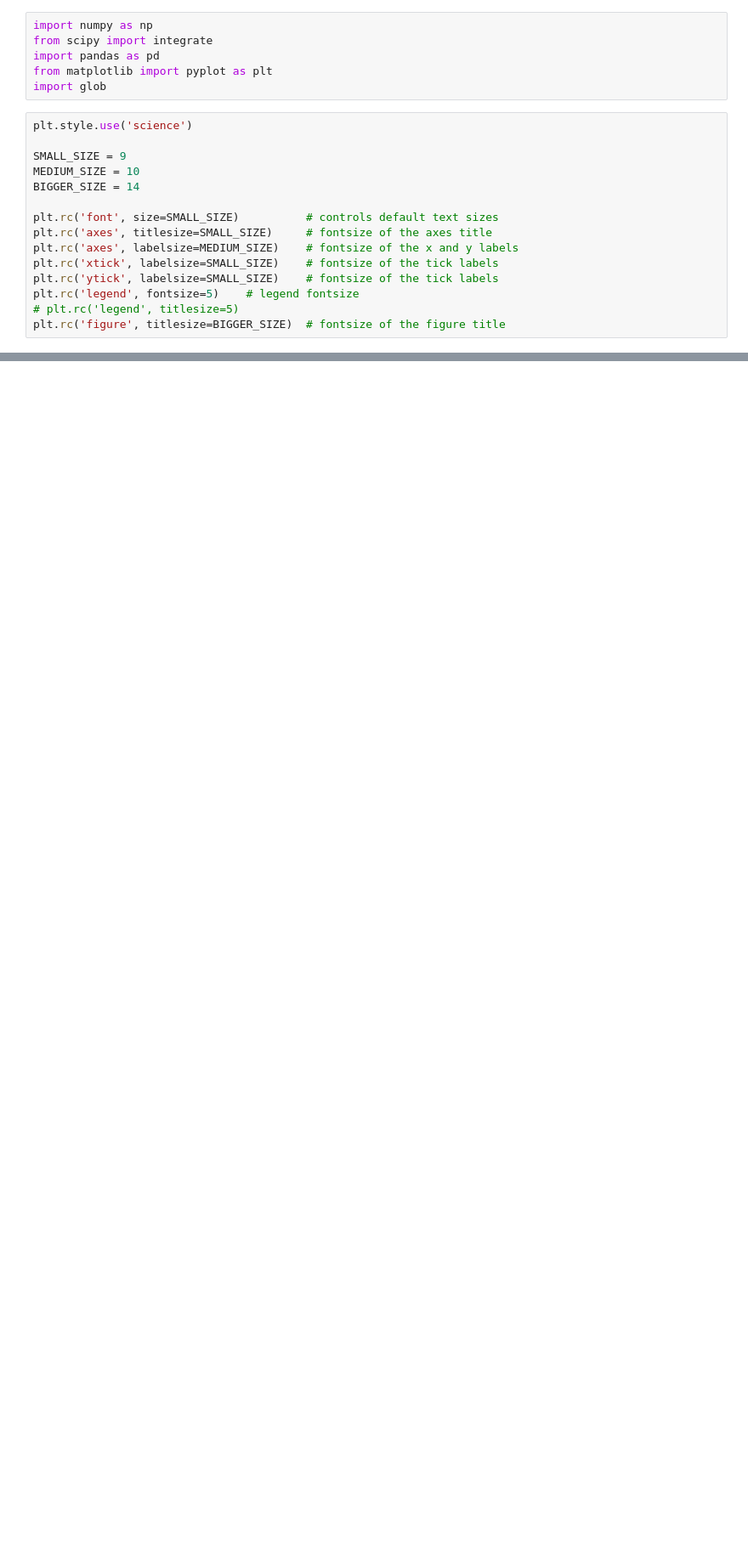
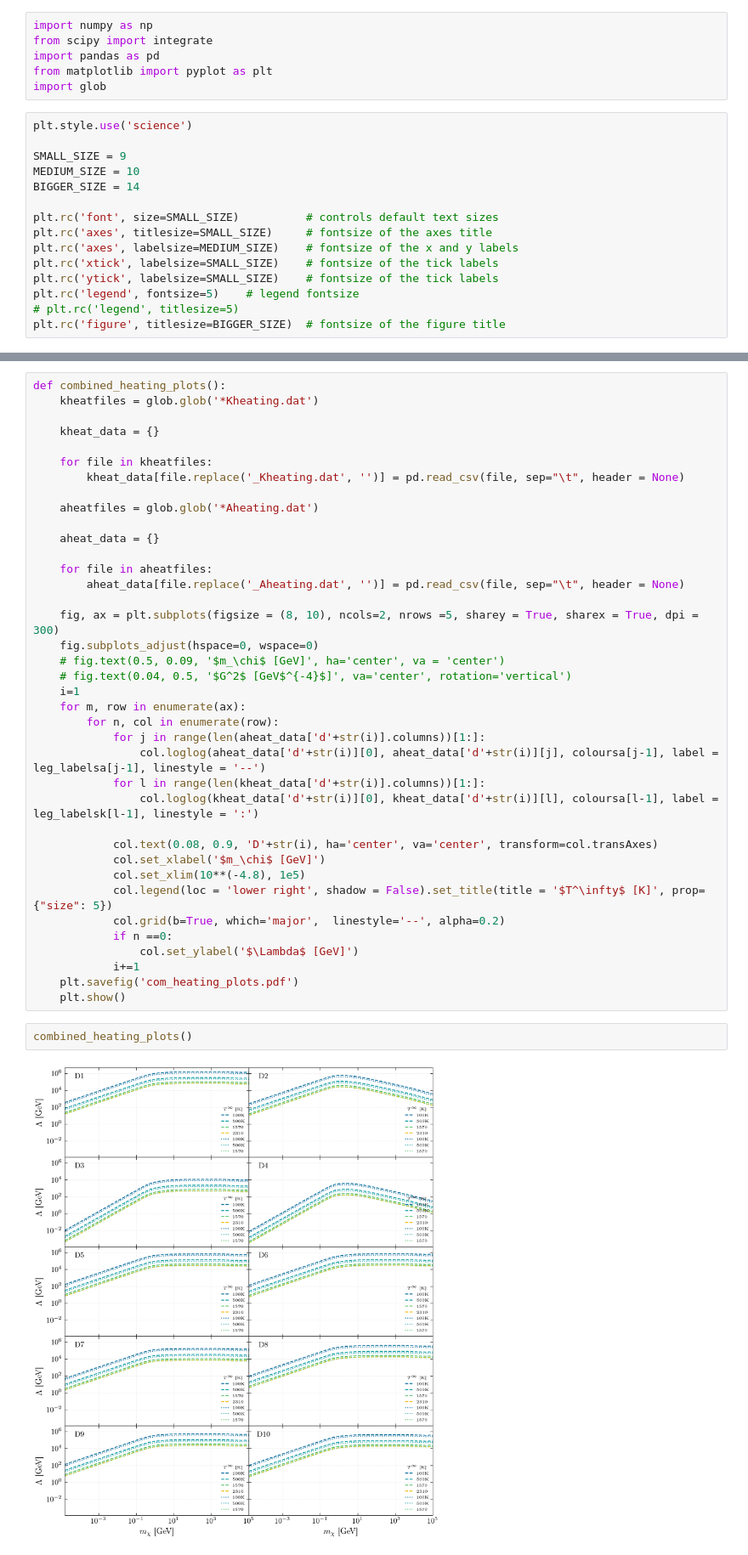
Before and after one commit to mvirgato/Masters, a Jupyter notebook: Heating/pyHeat.ipynb, the cells around one changed output, grey strips where cells are left out. Shown at 85% size. Drawn from its saved outputs; the diff is of its cells as text; blank space fills up the shorter version.

```diff
--- a/Heating/pyHeat.ipynb
+++ b/Heating/pyHeat.ipynb
@@ -64,0 +98,42 @@ Here is the full report generated by latex:
+# %%
+def combined_heating_plots():
+    kheatfiles = glob.glob('*Kheating.dat')
+
+    kheat_data = {}
+
+    for file in kheatfiles:
+        kheat_data[file.replace('_Kheating.dat', '')] = pd.read_csv(file, sep="\t", header = None)
+
+    aheatfiles = glob.glob('*Aheating.dat')
+
+    aheat_data = {}
+
+    for file in aheatfiles:
+        aheat_data[file.replace('_Aheating.dat', '')] = pd.read_csv(file, sep="\t", header = None)
+
+    fig, ax = plt.subplots(figsize = (8, 10), ncols=2, nrows =5, sharey = True, sharex = True, dpi = 300)
+    fig.subplots_adjust(hspace=0, wspace=0)
+    # fig.text(0.5, 0.09, '$m_\chi$ [GeV]', ha='center', va = 'center')
+    # fig.text(0.04, 0.5, '$G^2$ [GeV$^{-4}$]', va='center', rotation='vertical')
+    i=1
+    for m, row in enumerate(ax):
+        for n, col in enumerate(row):
+            for j in range(len(aheat_data['d'+str(i)].columns))[1:]:
+                col.loglog(aheat_data['d'+str(i)][0], aheat_data['d'+str(i)][j], coloursa[j-1], label = leg_labelsa[j-1], linestyle = '--')
+            for l in range(len(kheat_data['d'+str(i)].columns))[1:]:
+                col.loglog(kheat_data['d'+str(i)][0], kheat_data['d'+str(i)][l], coloursa[l-1], label = leg_labelsk[l-1], linestyle = ':')
+
+            col.text(0.08, 0.9, 'D'+str(i), ha='center', va='center', transform=col.transAxes)
+            col.set_xlabel('$m_\chi$ [GeV]')
+            col.set_xlim(10**(-4.8), 1e5)
+            col.legend(loc = 'lower right', shadow = False).set_title(title = '$T^\infty$ [K]', prop={"size": 5})
+            col.grid(b=True, which='major',  linestyle='--', alpha=0.2)
+            if n ==0:
+                col.set_ylabel('$\Lambda$ [GeV]')
+            i+=1
+    plt.savefig('com_heating_plots.pdf')
+    plt.show()
+# %%
+combined_heating_plots()
+# %% [output]
+[figure, added]
```
Also changed, not shown: parts of 5 cells of this notebook, 26 other files.
